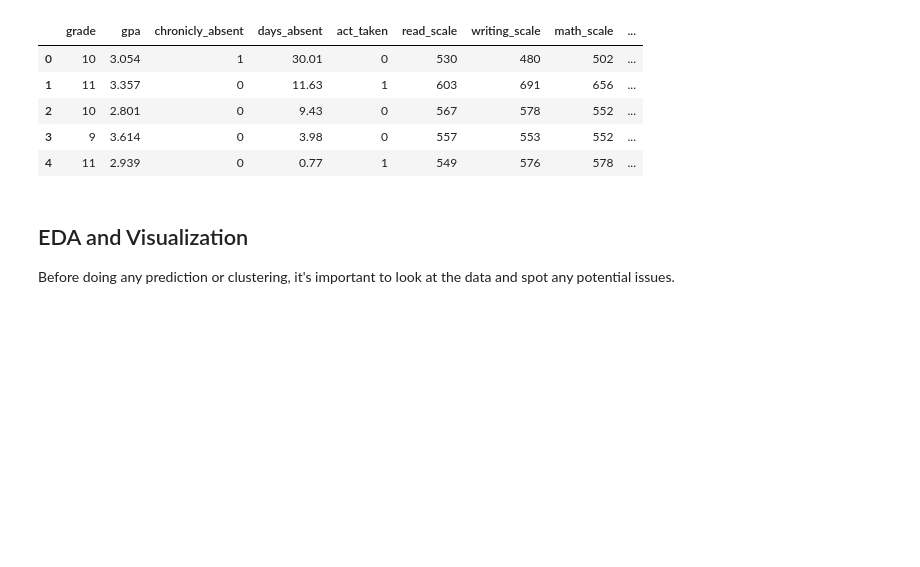
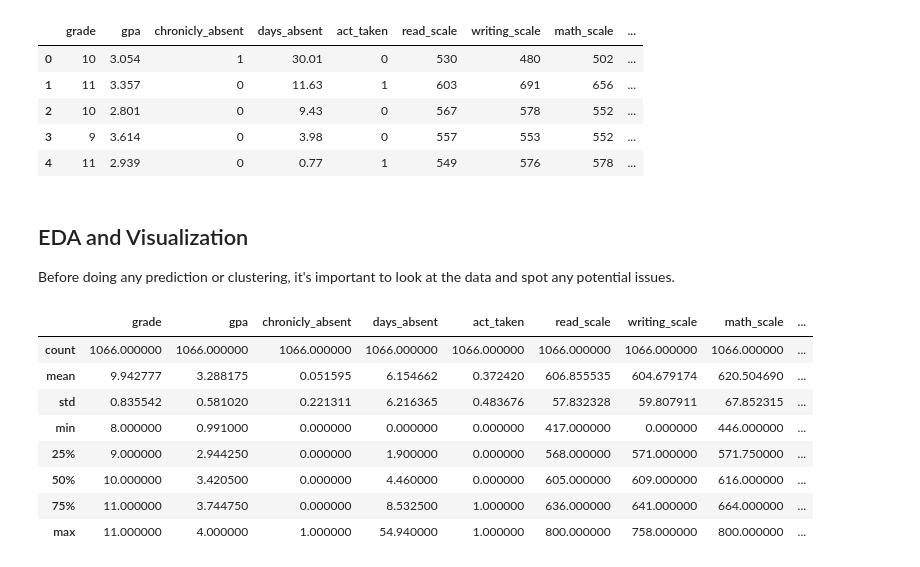
Before and after one commit to delabj/Python-For-Stats, a Jupyter notebook: Final Project/Project.ipynb, the cells around one changed output. Saved outputs shown, nothing was run; the diff lists cells and outputs as text; code cells hidden in the pictures; blank space fills up the shorter version.

```diff
--- a/Final Project/Project.ipynb
+++ b/Final Project/Project.ipynb
@@ -26,3 +29,15 @@ data.head()
 ## EDA and Visualization
 
 Before doing any prediction or clustering, it's important to look at the data and spot any potential issues.
+# %%
+data.describe()
+# %% [output]
+|  | grade | gpa | chronicly_absent | days_absent | act_taken | read_scale | writing_scale | math_scale | ... |
+| count | 1066.000000 | 1066.000000 | 1066.000000 | 1066.000000 | 1066.000000 | 1066.000000 | 1066.000000 | 1066.000000 | ... |
+| mean | 9.942777 | 3.288175 | 0.051595 | 6.154662 | 0.372420 | 606.855535 | 604.679174 | 620.504690 | ... |
+| std | 0.835542 | 0.581020 | 0.221311 | 6.216365 | 0.483676 | 57.832328 | 59.807911 | 67.852315 | ... |
+| min | 8.000000 | 0.991000 | 0.000000 | 0.000000 | 0.000000 | 417.000000 | 0.000000 | 446.000000 | ... |
+| 25% | 9.000000 | 2.944250 | 0.000000 | 1.900000 | 0.000000 | 568.000000 | 571.000000 | 571.750000 | ... |
+| 50% | 10.000000 | 3.420500 | 0.000000 | 4.460000 | 0.000000 | 605.000000 | 609.000000 | 616.000000 | ... |
+| 75% | 11.000000 | 3.744750 | 0.000000 | 8.532500 | 1.000000 | 636.000000 | 641.000000 | 664.000000 | ... |
+| max | 11.000000 | 4.000000 | 1.000000 | 54.940000 | 1.000000 | 800.000000 | 758.000000 | 800.000000 | ... |
```
Also changed, not shown: parts of 13 cells of this notebook.
